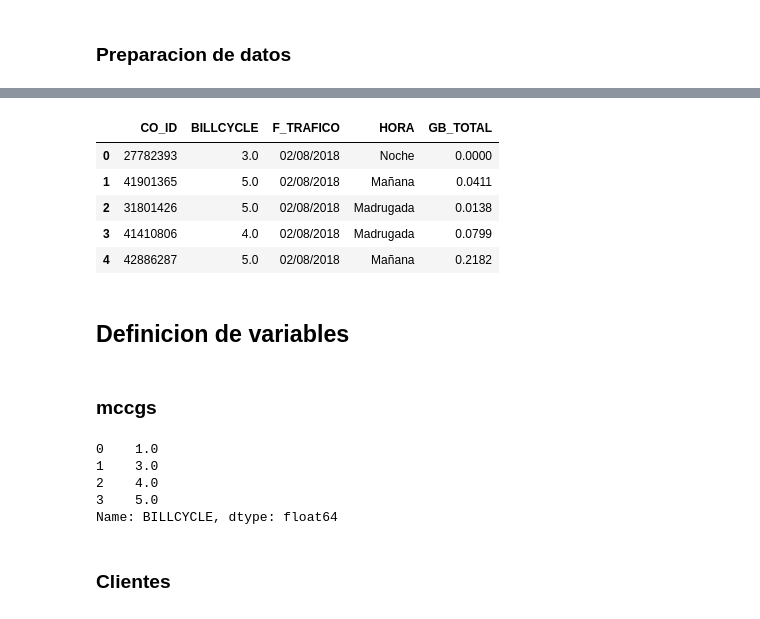
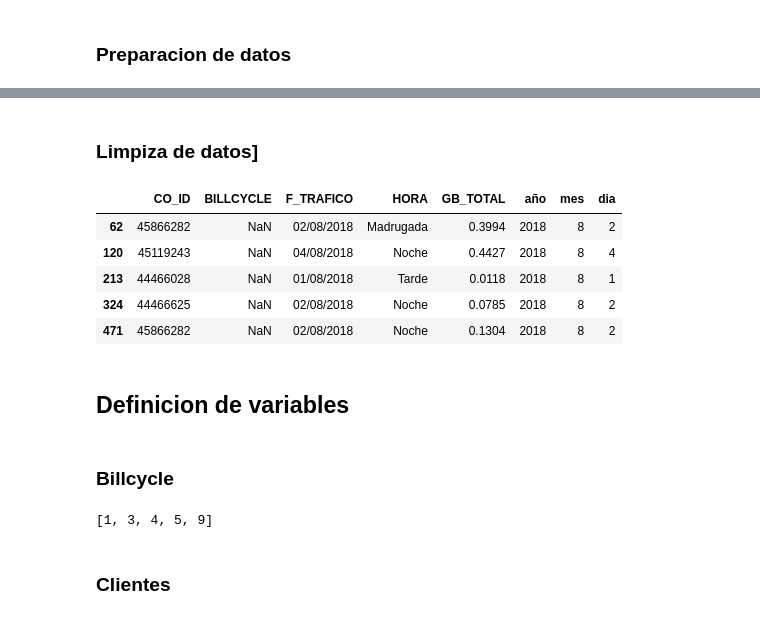
Before and after one commit to johnkbarrera/msmprofiles, a Jupyter notebook: 2-Footprints.ipynb, the cells around one changed output, grey strips where cells are left out. Saved outputs shown, nothing was run; the diff lists cells and outputs as text; code cells hidden in the pictures.

Commit message:
footprints

```diff
--- a/2-Footprints.ipynb
+++ b/2-Footprints.ipynb
@@ -41,27 +68,28 @@ data_original.head()
+# %% [markdown]
+### Limpiza de datos]
+# %%
+data[data.isnull().any(axis=1)].head(5)
+# %% [output]
+|  | CO_ID | BILLCYCLE | F_TRAFICO | HORA | GB_TOTAL | año | mes | dia |
+| 62 | 45866282 | NaN | 02/08/2018 | Madrugada | 0.3994 | 2018 | 8 | 2 |
+| 120 | 45119243 | NaN | 04/08/2018 | Noche | 0.4427 | 2018 | 8 | 4 |
+| 213 | 44466028 | NaN | 01/08/2018 | Tarde | 0.0118 | 2018 | 8 | 1 |
+| 324 | 44466625 | NaN | 02/08/2018 | Noche | 0.0785 | 2018 | 8 | 2 |
+| 471 | 45866282 | NaN | 02/08/2018 | Noche | 0.1304 | 2018 | 8 | 2 |
 # %%
-data = data_original[['CO_ID','BILLCYCLE','F_TRAFICO','HORA','GB_TOTAL']]
+data = data.fillna(9)
 data.head(5)
-# %% [output]
-|  | CO_ID | BILLCYCLE | F_TRAFICO | HORA | GB_TOTAL |
-| 0 | 27782393 | 3.0 | 02/08/2018 | Noche | 0.0000 |
-| 1 | 41901365 | 5.0 | 02/08/2018 | Mañana | 0.0411 |
-| 2 | 31801426 | 5.0 | 02/08/2018 | Madrugada | 0.0138 |
-| 3 | 41410806 | 4.0 | 02/08/2018 | Madrugada | 0.0799 |
-| 4 | 42886287 | 5.0 | 02/08/2018 | Mañana | 0.2182 |
 # %% [markdown]
 ## Definicion de variables
 # %% [markdown]
-### mccgs
+### Billcycle
 # %%
-# DEFINIMOS MCCGS: PARA CREAR UN FOOTPRINT DINAMICO
-billcycle = ((data.groupby(['BILLCYCLE'], as_index=False, sort=True)).count())['BILLCYCLE']
-billcycle
+# DEFINIMOS Billcycles: PARA CREAR UN FOOTPRINT DINAMICO
+billcycles = ((data.groupby(['BILLCYCLE'], as_index=False, sort=True)).count())['BILLCYCLE']
+billcycles = list(map(int, billcycles))
+billcycles
 # %% [output]
-0    1.0
-1    3.0
-2    4.0
-3    5.0
-Name: BILLCYCLE, dtype: float64
+[1, 3, 4, 5, 9]
 # %% [markdown]
 ### Clientes
 # %%
```
Also changed, not shown: parts of 7 cells of this notebook, 10 other files.
